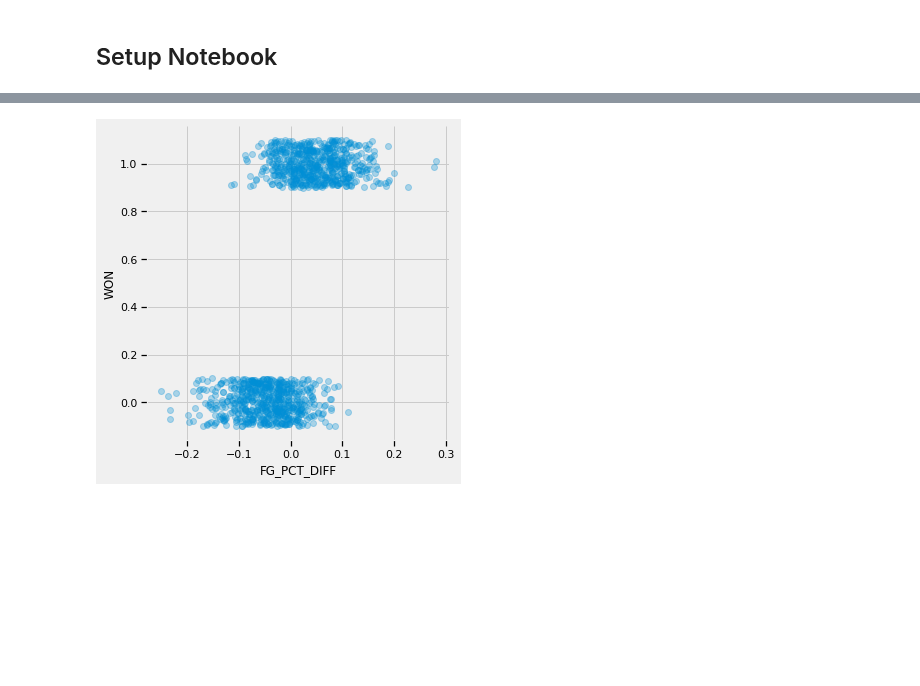
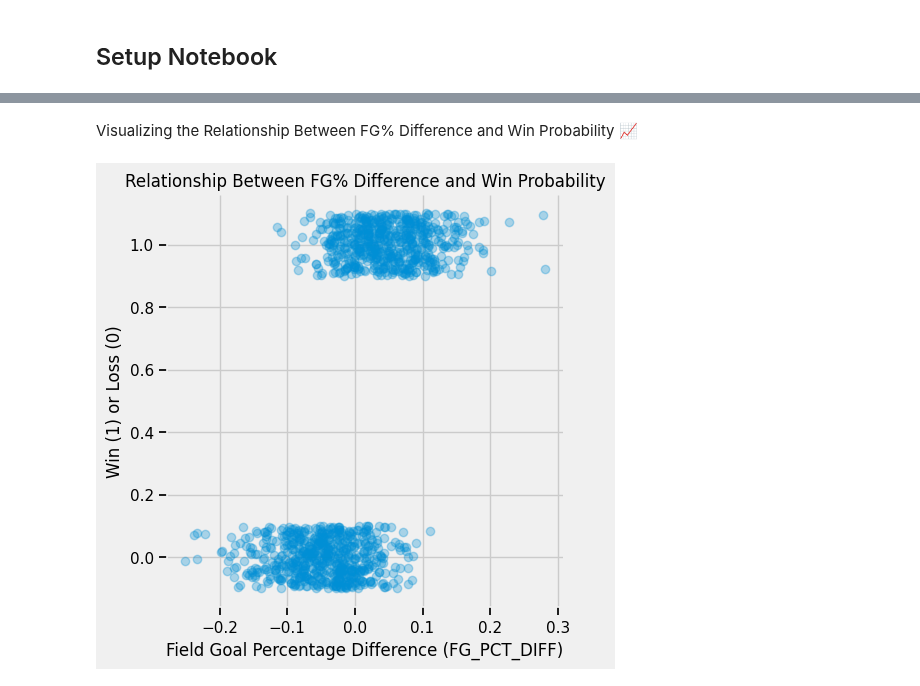
Before and after one commit to CME538/CME538-material, a Jupyter notebook: lectures/week8/lecture1/notebooks/week8_lecture1.ipynb, the cells around one changed output, grey strips where cells are left out. Cells and saved outputs as stored; diff of their text form; code cells hidden in the pictures; blank space fills up the shorter version.

```diff
--- a/lectures/week8/lecture1/notebooks/week8_lecture1.ipynb
+++ b/lectures/week8/lecture1/notebooks/week8_lecture1.ipynb
@@ -210,11 +502,17 @@ array([0, 1, 0, ..., 1, 0, 0], dtype=int64)
+# %% [markdown]
+Visualizing the Relationship Between FG% Difference and Win Probability 📈
 # %%
 sns.lmplot(x='FG_PCT_DIFF', y='WON',
            data=games,
            fit_reg=False,
            y_jitter=0.1,
-           scatter_kws={'alpha': 0.3});
+           scatter_kws={'alpha': 0.3})
+plt.title('Relationship Between FG% Difference and Win Probability')
+plt.xlabel('Field Goal Percentage Difference (FG_PCT_DIFF)')
+plt.ylabel('Win (1) or Loss (0)')
+plt.show()
 # %% [output]
-[figure, old version]
+[figure, new version]
 # %%
 sns.lmplot(x='FG_PCT_DIFF', y='WON',
            data=games,
```
Also changed, not shown: parts of 68 cells of this notebook, 4 other files.
